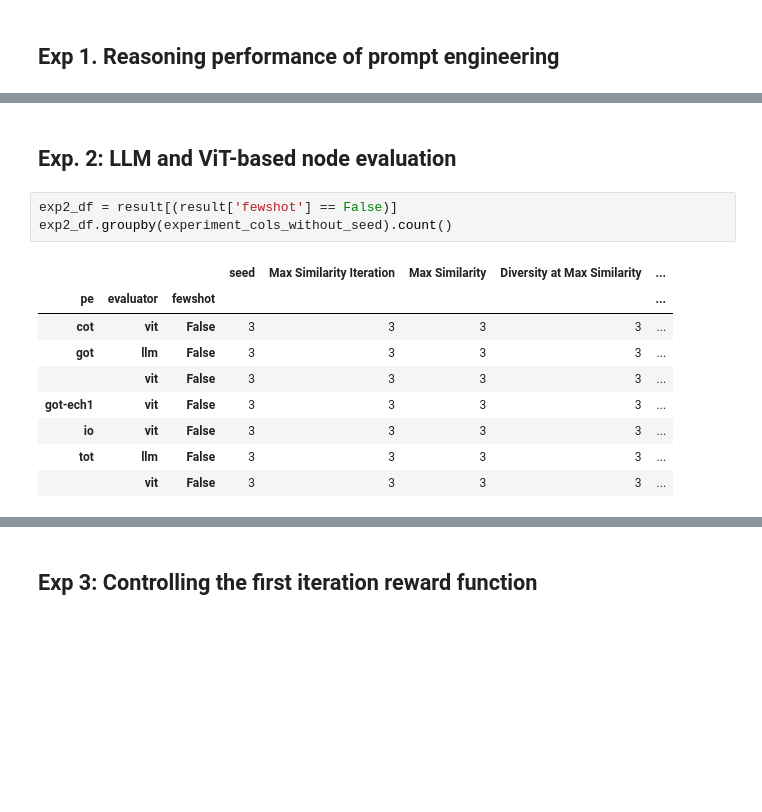
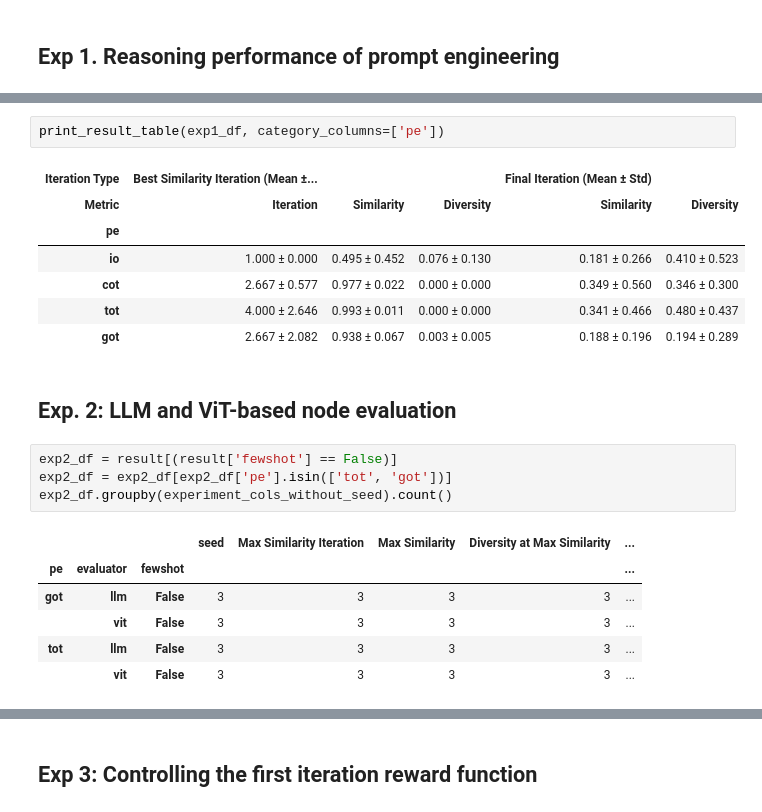
Before and after one commit to bic4907/pcgrl-llm, a Jupyter notebook: visualize_result/wandb_scrapper.ipynb, the cells around one changed output, grey strips where cells are left out. Saved outputs shown, nothing was run; the diff lists cells and outputs as text; blank space fills up the shorter version.

```diff
--- a/visualize_result/wandb_scrapper.ipynb
+++ b/visualize_result/wandb_scrapper.ipynb
@@ -272,15 +274,23 @@ exp1_df.groupby(experiment_cols_without_seed).agg(plotter)
+# %%
+print_result_table(exp1_df, category_columns=['pe'])
+# %% [output]
+| Iteration Type | Best Similarity Iteration (Mean ±... |  |  | Final Iteration (Mean ± Std) |  |
+| Metric | Iteration | Similarity | Diversity | Similarity | Diversity |
+| pe |  |  |  |  |  |
+| io | 1.000 ± 0.000 | 0.495 ± 0.452 | 0.076 ± 0.130 | 0.181 ± 0.266 | 0.410 ± 0.523 |
+| cot | 2.667 ± 0.577 | 0.977 ± 0.022 | 0.000 ± 0.000 | 0.349 ± 0.560 | 0.346 ± 0.300 |
+| tot | 4.000 ± 2.646 | 0.993 ± 0.011 | 0.000 ± 0.000 | 0.341 ± 0.466 | 0.480 ± 0.437 |
+| got | 2.667 ± 2.082 | 0.938 ± 0.067 | 0.003 ± 0.005 | 0.188 ± 0.196 | 0.194 ± 0.289 |
 # %% [markdown]
 ## Exp. 2: LLM and ViT-based node evaluation
 # %%
 exp2_df = result[(result['fewshot'] == False)]
+exp2_df = exp2_df[exp2_df['pe'].isin(['tot', 'got'])]
 exp2_df.groupby(experiment_cols_without_seed).count()
 # %% [output]
 |  |  |  | seed | Max Similarity Iteration | Max Similarity | Diversity at Max Similarity | ... |
 | pe | evaluator | fewshot |  |  |  |  | ... |
-| cot | vit | False | 3 | 3 | 3 | 3 | ... |
 | got | llm | False | 3 | 3 | 3 | 3 | ... |
 |  | vit | False | 3 | 3 | 3 | 3 | ... |
-| got-ech1 | vit | False | 3 | 3 | 3 | 3 | ... |
-| io | vit | False | 3 | 3 | 3 | 3 | ... |
 | tot | llm | False | 3 | 3 | 3 | 3 | ... |
 |  | vit | False | 3 | 3 | 3 | 3 | ... |
```
Also changed, not shown: parts of 28 cells of this notebook, 1 other file.
